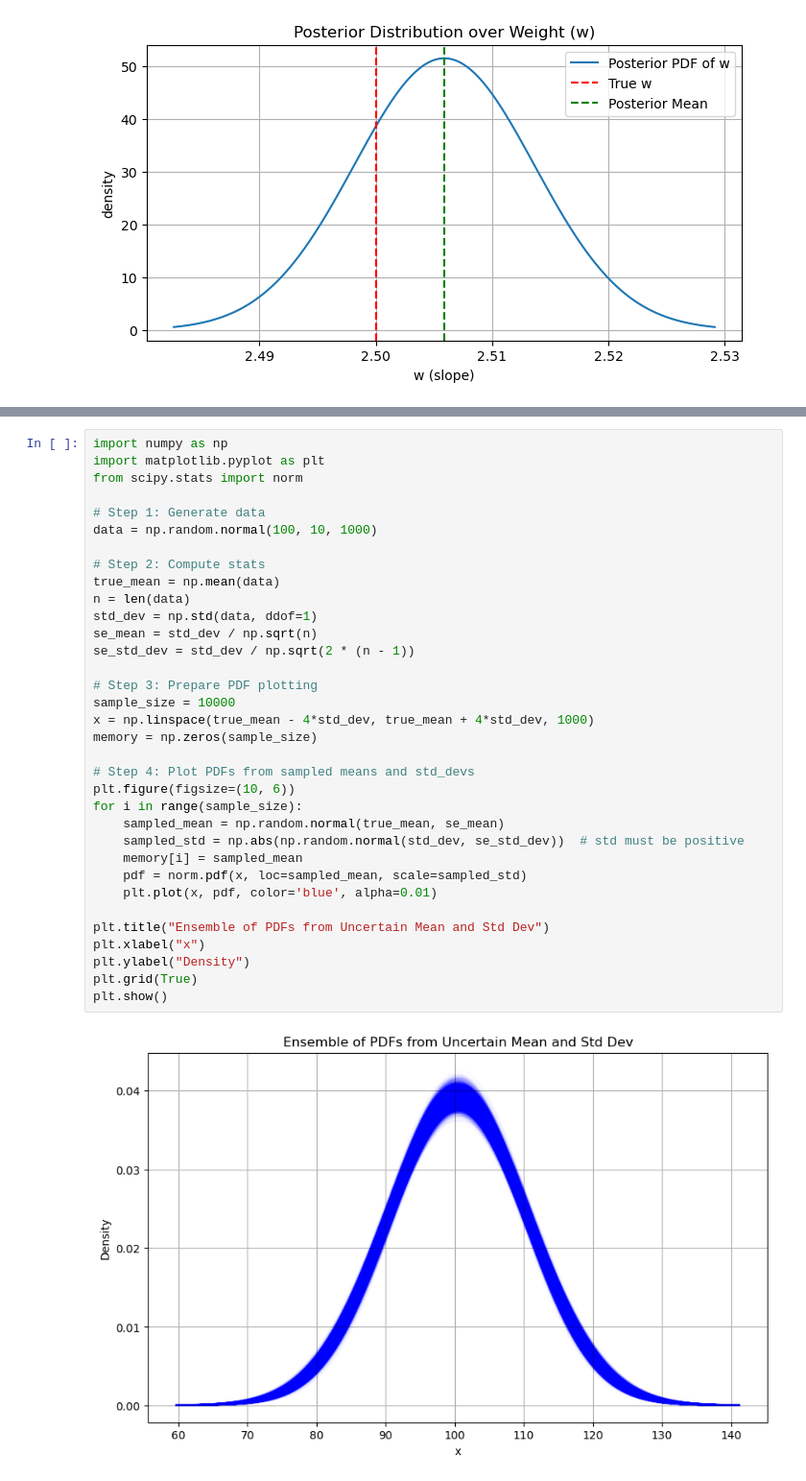
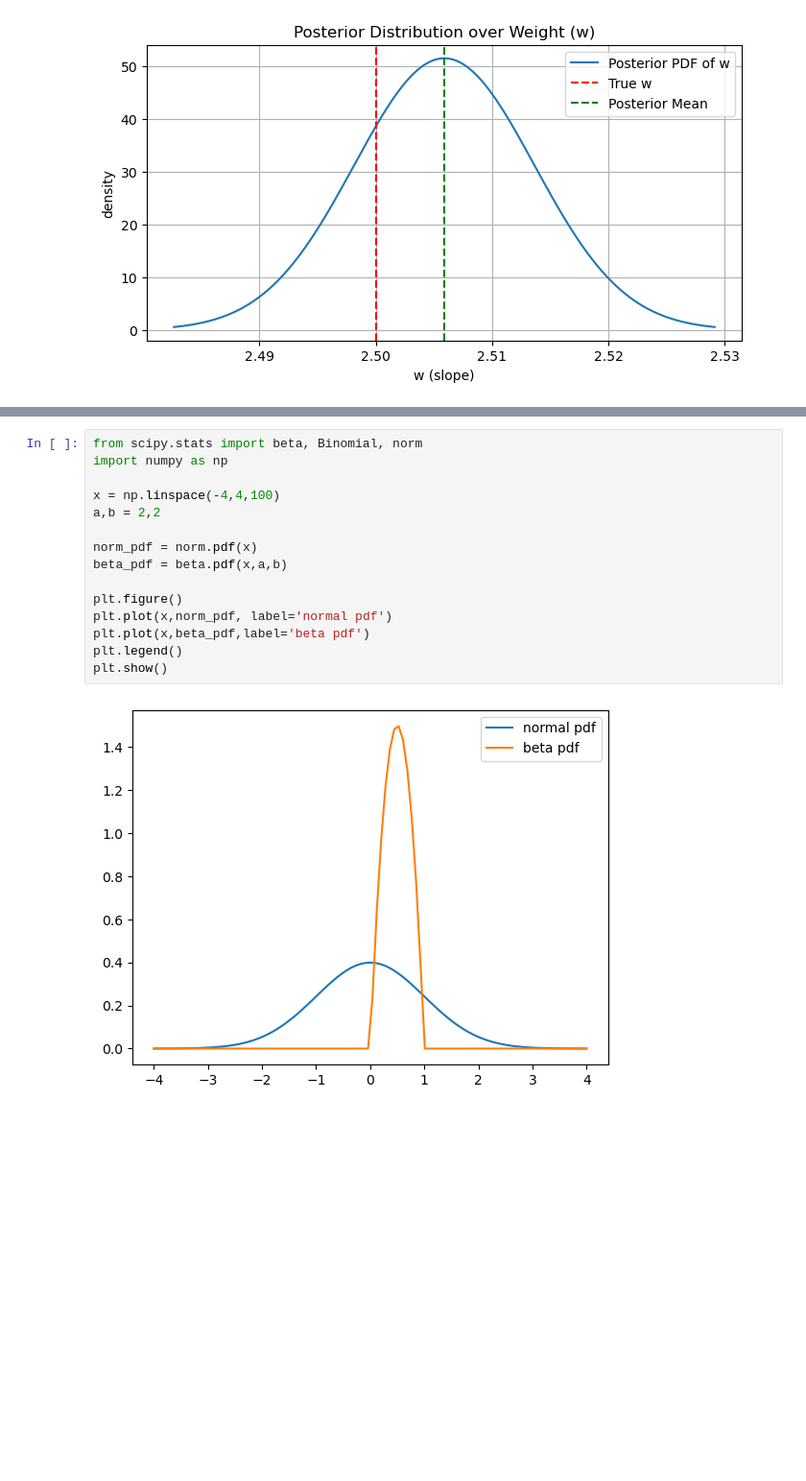
Before and after one commit to derekriceX/Bayesian-Analysis, a Jupyter notebook: C4_numpy_Bayesian_Linear_Regression_10NOV2025.ipynb, the cells around one changed output, grey strips where cells are left out. Shown at 96% size. Cells and saved outputs as stored; diff of their text form; blank space fills up the shorter version.

```diff
--- a/C4_numpy_Bayesian_Linear_Regression_10NOV2025.ipynb
+++ b/C4_numpy_Bayesian_Linear_Regression_10NOV2025.ipynb
@@ -124,36 +124,17 @@ plt.show()
-# %%
-import numpy as np
-import matplotlib.pyplot as plt
-from scipy.stats import norm
-
-# Step 1: Generate data
-data = np.random.normal(100, 10, 1000)
-
-# Step 2: Compute stats
-true_mean = np.mean(data)
-n = len(data)
-std_dev = np.std(data, ddof=1)
-se_mean = std_dev / np.sqrt(n)
-se_std_dev = std_dev / np.sqrt(2 * (n - 1))
-
-# Step 3: Prepare PDF plotting
-sample_size = 10000
-x = np.linspace(true_mean - 4*std_dev, true_mean + 4*std_dev, 1000)
-memory = np.zeros(sample_size)
-
-# Step 4: Plot PDFs from sampled means and std_devs
-plt.figure(figsize=(10, 6))
-for i in range(sample_size):
-    sampled_mean = np.random.normal(true_mean, se_mean)
-    sampled_std = np.abs(np.random.normal(std_dev, se_std_dev))  # std must be positive
-    memory[i] = sampled_mean
-    pdf = norm.pdf(x, loc=sampled_mean, scale=sampled_std)
-    plt.plot(x, pdf, color='blue', alpha=0.01)
-
-plt.title("Ensemble of PDFs from Uncertain Mean and Std Dev")
-plt.xlabel("x")
-plt.ylabel("Density")
-plt.grid(True)
-plt.show()
-# %% [output]
-[figure, removed]
+# %%
+from scipy.stats import beta, Binomial, norm
+import numpy as np
+
+x = np.linspace(-4,4,100)
+a,b = 2,2
+
+norm_pdf = norm.pdf(x)
+beta_pdf = beta.pdf(x,a,b)
+
+plt.figure()
+plt.plot(x,norm_pdf, label='normal pdf')
+plt.plot(x,beta_pdf,label='beta pdf')
+plt.legend()
+plt.show()
+# %% [output]
+[figure, added]
```
Also changed, not shown: parts of 5 cells of this notebook.
